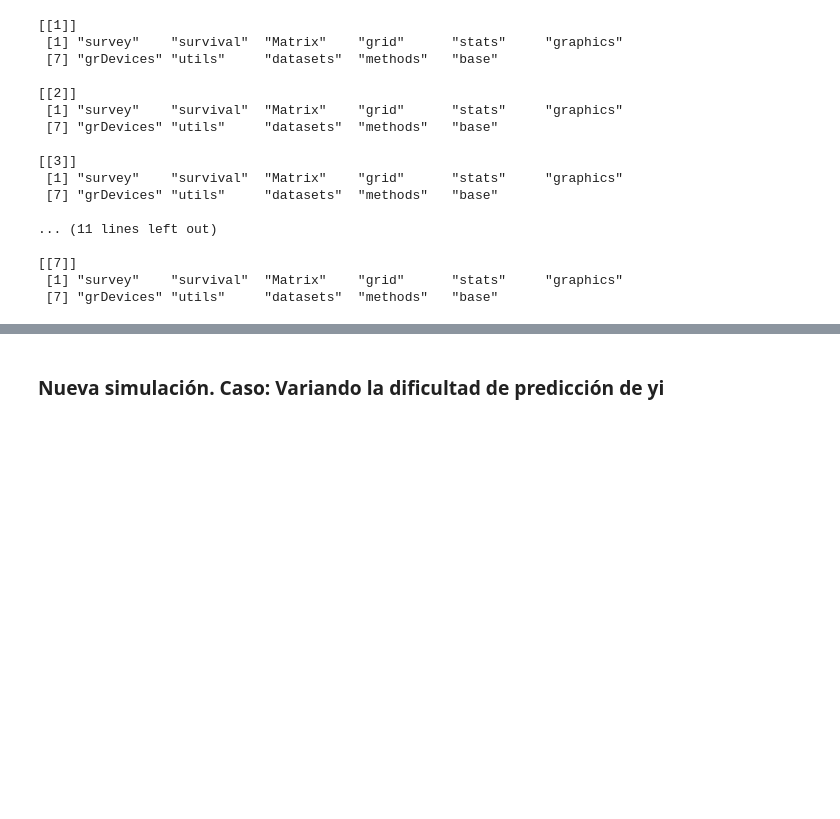
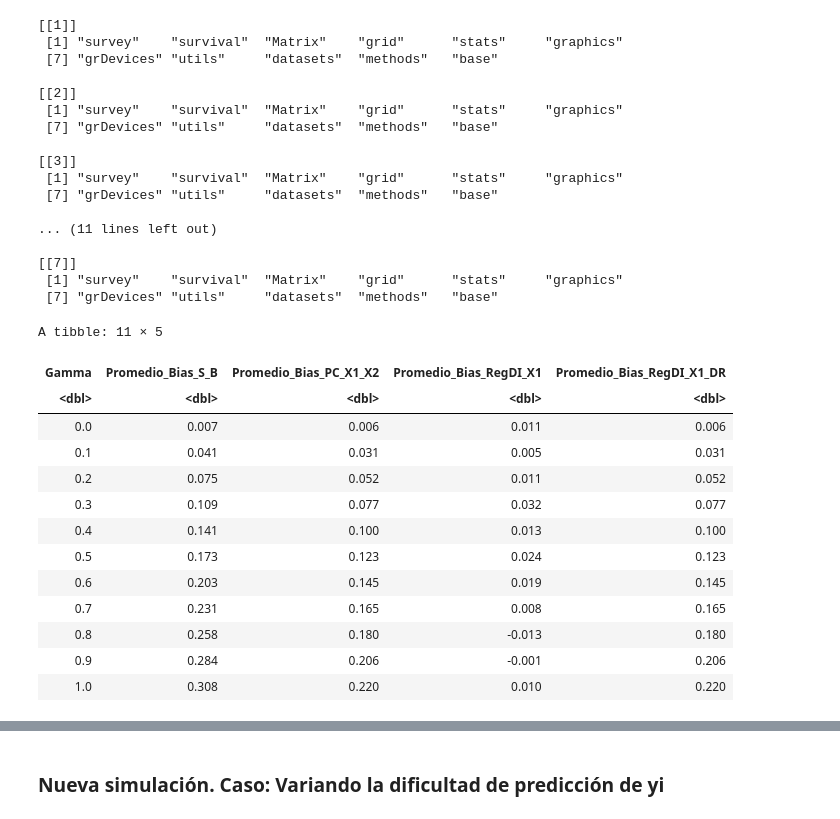
Before and after one commit to JoseAndReyes/data_integration_est, a Jupyter notebook: Simulaciones_Clean.ipynb, the cells around one changed output, grey strips where cells are left out. Drawn from its saved outputs; the diff is of its cells as text; code cells hidden in the pictures; blank space fills up the shorter version.

```diff
--- a/Simulaciones_Clean.ipynb
+++ b/Simulaciones_Clean.ipynb
@@ -184,8 +120,6 @@ source('RegDI2.R')
 # %%
-library(survey)
-
 # Número de simulaciones Monte Carlo
-n_sim <- 100
+n_sim <- 1000
 
 # Parámetros de la simulación
 N <- 100000     # Tamaño de la población
@@ -203,6 +137,7 @@ estimates_list <- list(
   RegDI_e1 = numeric(n_sim),
   PC_X1 = numeric(n_sim),
   PC_e1 = numeric(n_sim),
+  Mean_S_B_II = numeric(n_sim),
   RegDI_II = numeric(n_sim),
   RegDI_X1_II = numeric(n_sim),
   RegDI_e1_II = numeric(n_sim),
@@ -227,6 +162,11 @@ for (sim in 1:n_sim) {
   design_B <- svydesign(ids = ~1, data = subset(poblacion, muestra_B == 1), weights = ~1)
   mean_S_B <- coef(svymean(~y_i, design_B))
   estimates_list$Mean_S_B[sim] <- mean_S_B
+
+      # Media de la muestra B
+  design_B_II <- svydesign(ids = ~1, data = subset(poblacion, muestra_B == 1), weights = ~1)
+  mean_S_B_II <- coef(svymean(~tilde_y_i, design_B_II))
+  estimates_list$Mean_S_B_II[sim] <- mean_S_B_II
 
   # RegDI sin variables auxiliares
   result_RegDI_I <- RegDI2(
@@ -381,21 +321,29 @@ bias_avg <- sapply(estimates_list, function(estimates) mean(estimates - Y_true))
 # Calcular el error estándar (desviación estándar de las estimaciones)
 se_mc <- sapply(estimates_list, sd)
 
+                   # Calcular el RMSE (Raíz del Error Cuadrático Medio)
+rmse_calc <- function(bias, se) {
+  sqrt(bias^2 + se^2)
+}
+
 # Crear el dataframe final con los resultados de sesgo promedio y el error estándar
 results_summary <- data.frame(
-  Scenario = c(rep("I", 7), rep("II", 5)),  # 7 estimadores para el Escenario I, 5 para el Escenario II
+  Scenario = c(rep("I", 7), rep("II", 6)),  # 7 estimadores para el Escenario I, 5 para el Escenario II
   Estimator = c("Mean_S_A", "Mean_S_B", "RegDI", "RegDI_X1", "RegDI_e1", "PC_X1", "PC_e1",
-                "RegDI", "RegDI_X1", "RegDI_e1", "PC_X1", "PC_e1"),
+                "Mean_S_B", "RegDI", "RegDI_X1", "RegDI_e1", "PC_X1", "PC_e1"),
   Bias = round(c(bias_avg["Mean_S_A"], bias_avg["Mean_S_B"], bias_avg["RegDI"], bias_avg["RegDI_X1"],
-                 bias_avg["RegDI_e1"], bias_avg["PC_X1"], bias_avg["PC_e1"],
+                 bias_avg["RegDI_e1"], bias_avg["PC_X1"], bias_avg["PC_e1"],  bias_avg["Mean_S_B_II"],
                  bias_avg["RegDI_II"], bias_avg["RegDI_X1_II"], bias_avg["RegDI_e1_II"],
                  bias_avg["PC_X1_II"], bias_avg["PC_e1_II"]), 3),
   SE = round(c(se_mc["Mean_S_A"], se_mc["Mean_S_B"], se_mc["RegDI"], se_mc["RegDI_X1"],
-               se_mc["RegDI_e1"], se_mc["PC_X1"], se_mc["PC_e1"],
+               se_mc["RegDI_e1"], se_mc["PC_X1"], se_mc["PC_e1"],  se_mc["Mean_S_B_II"],
                se_mc["RegDI_II"], se_mc["RegDI_X1_II"], se_mc["RegDI_e1_II"],
                se_mc["PC_X1_II"], se_mc["PC_e1_II"]), 3)
 )
 
-# Mostrar el resumen final con sesgos y error estándar
-results_summary
+# Añadir la columna del RMSE
+results_summary$RMSE <- round(rmse_calc(results_summary$Bias, results_summary$SE), 3)
+
+# Mostrar el resumen final con sesgos, error estándar y RMSE
+print(results_summary)
 # %% [output]
@@ -889,4 +1276,34 @@ cat("Simulación completada. Los resultados se han guardado en 'Resultados_simul
 [[7]]
  [1] "survey"    "survival"  "Matrix"    "grid"      "stats"     "graphics"
  [7] "grDevices" "utils"     "datasets"  "methods"   "base"
+# %%
+final_results <- read.csv("Resultados_simulacion_NMAR.csv")
+# %%
+# Calcular el promedio de sesgo para cada valor de Gamma
+tabla_sesgo <- final_results %>%
+  group_by(Gamma) %>%
+  summarise(
+    Promedio_Bias_S_B = round(mean(Bias_S_B, na.rm = TRUE),3),
+    Promedio_Bias_PC_X1_X2 = round(mean(Bias_PC_X1_X2, na.rm = TRUE),3),
+    Promedio_Bias_RegDI_X1 = round(mean(Bias_RegDI_X1, na.rm = TRUE),3),
+    Promedio_Bias_RegDI_X1_DR = round(mean(Bias_PC_X1_X2_DR, na.rm = TRUE),3),
+  )
+
+# Ver la tabla
+tabla_sesgo
+# %% [output]
+A tibble: 11 × 5
+| Gamma | Promedio_Bias_S_B | Promedio_Bias_PC_X1_X2 | Promedio_Bias_RegDI_X1 | Promedio_Bias_RegDI_X1_DR |
+| <dbl> | <dbl> | <dbl> | <dbl> | <dbl> |
+| 0.0 | 0.007 | 0.006 | 0.011 | 0.006 |
+| 0.1 | 0.041 | 0.031 | 0.005 | 0.031 |
+| 0.2 | 0.075 | 0.052 | 0.011 | 0.052 |
+| 0.3 | 0.109 | 0.077 | 0.032 | 0.077 |
+| 0.4 | 0.141 | 0.100 | 0.013 | 0.100 |
+| 0.5 | 0.173 | 0.123 | 0.024 | 0.123 |
+| 0.6 | 0.203 | 0.145 | 0.019 | 0.145 |
+| 0.7 | 0.231 | 0.165 | 0.008 | 0.165 |
+| 0.8 | 0.258 | 0.180 | -0.013 | 0.180 |
+| 0.9 | 0.284 | 0.206 | -0.001 | 0.206 |
+| 1.0 | 0.308 | 0.220 | 0.010 | 0.220 |
 # %%
```
Also changed, not shown: parts of 29 cells of this notebook, 2 other files.
